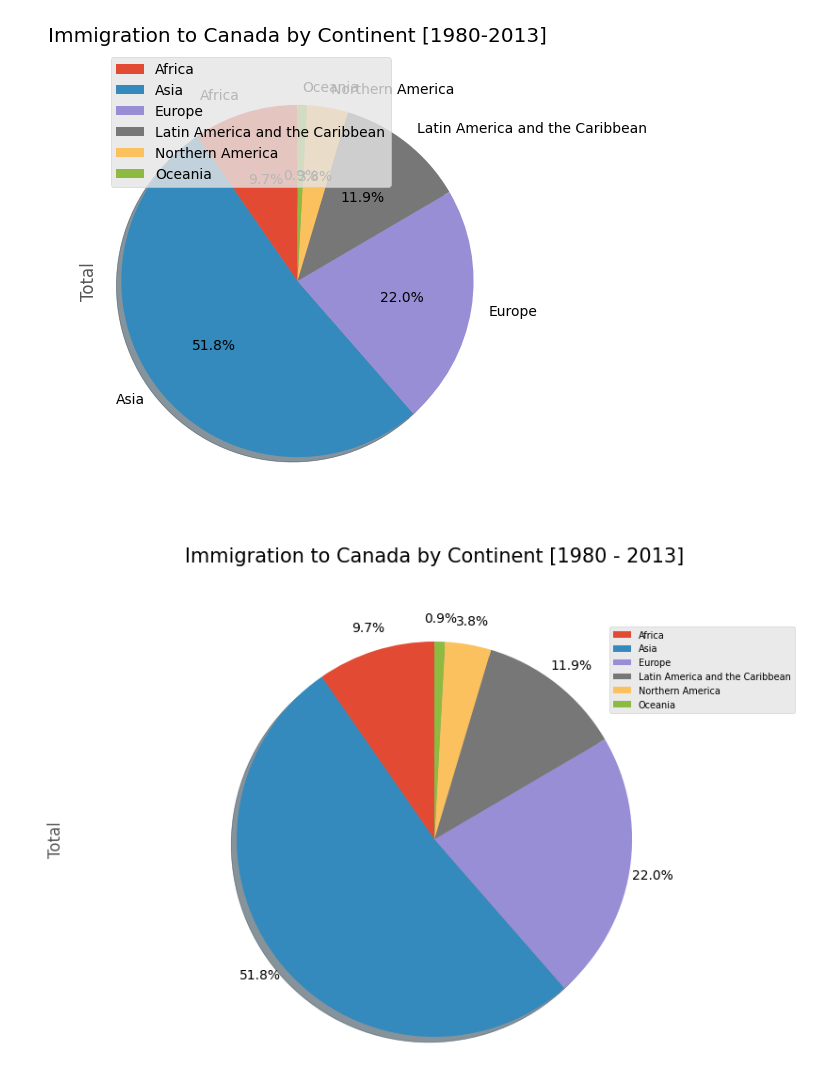
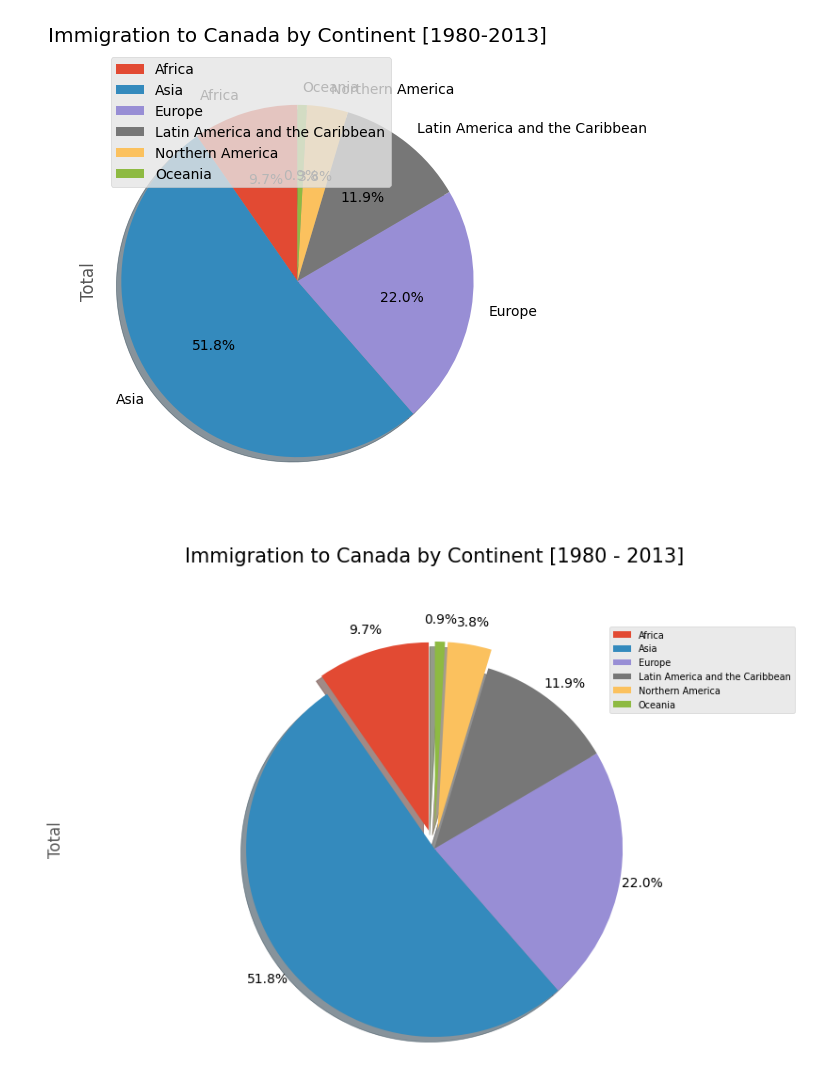
Before and after one commit to Rohit-03-19/DATA-SCIENCE, a Jupyter notebook: Learnings/Data Visualization/Pie Charts, Box Plots, Scatter Plots, and Bubble Plots.ipynb, the cells around one changed output. Saved outputs shown, nothing was run; the diff lists cells and outputs as text; code cells hidden in the pictures.

```diff
--- a/Learnings/Data Visualization/Pie Charts, Box Plots, Scatter Plots, and Bubble Plots.ipynb
+++ b/Learnings/Data Visualization/Pie Charts, Box Plots, Scatter Plots, and Bubble Plots.ipynb
@@ -79,26 +79,26 @@ plt.show()
 # %%
 colors_list = ['gold', 'yellowgreen', 'lightcoral', 'lightskyblue', 'lightgreen', 'pink']
 explode_list = [0.1, 0, 0, 0, 0.1, 0.1] # ratio for each continent with which to offset each wedge.
 
 df_continents['Total'].plot(kind='pie',
                             figsize=(10, 6),
                             autopct='%1.1f%%',
                             startangle=90,
                             shadow=True,
                             labels=None,         # turn off labels on pie chart
                             pctdistance=1.12,    # the ratio between the center of each pie slice and the start of the text generated by autopct
                             #colors=colors_list,  # add custom colors
-                            #explode=explode_list # 'explode' lowest 3 continents
+                            explode=explode_list # 'explode' lowest 3 continents
                             )
 
 # scale the title up by 12% to match pctdistance
 plt.title('Immigration to Canada by Continent [1980 - 2013]', y=1.12, fontsize = 15)
 
 plt.axis('equal')
 
 # add legend
 plt.legend(labels=df_continents.index, loc='upper right', fontsize=7)
 
 plt.show()
 # %% [output]
-[figure, old version]
+[figure, new version]
```
Also changed, not shown: parts of 1 cell of this notebook.
